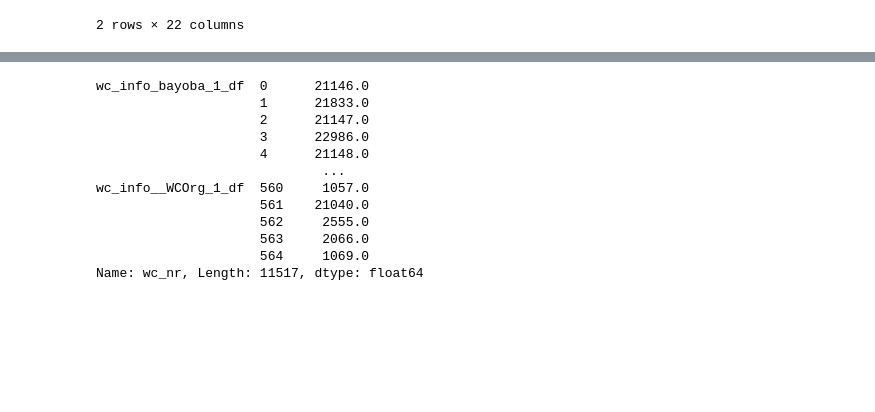
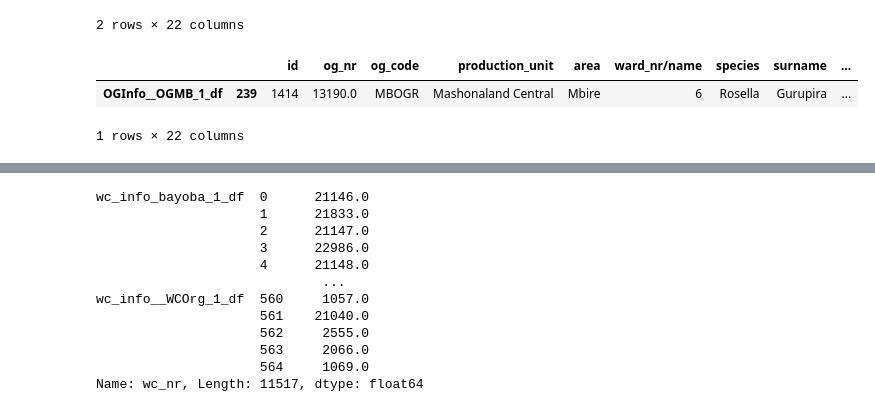
Before and after one commit to Capstone-OrganicAfrica/organic_zimbabwe_eda, a Jupyter notebook: clean_upload_farmers.ipynb, the cells around one changed output, grey strips where cells are left out. Drawn from its saved outputs; the diff is of its cells as text; code cells hidden in the pictures; blank space fills up the shorter version.

```diff
--- a/clean_upload_farmers.ipynb
+++ b/clean_upload_farmers.ipynb
@@ -514,6 +514,13 @@ concated_farmers[concated_farmers['date_contracted'].dt.year.astype('Int64')>202
 2 rows × 22 columns
 # %%
 concated_farmers.replace('2174-12-02', '2021-07-06', inplace=True)
+concated_farmers.replace('2147-12-06', '2021-07-06', inplace=True)
+# %%
+concated_farmers[concated_farmers['og_nr']==13190.0]
+# %% [output]
+|  |  | id | og_nr | og_code | production_unit | area | ward_nr/name | species | surname | ... |
+| OGInfo__OGMB_1_df | 239 | 1414 | 13190.0 | MBOGR | Mashonaland Central | Mbire | 6 | Rosella | Gurupira | ... |
+1 rows × 22 columns
 # %%
 concated_farmers
 # %% [output]
```
Also changed, not shown: parts of 9 cells of this notebook, 1 other file.
